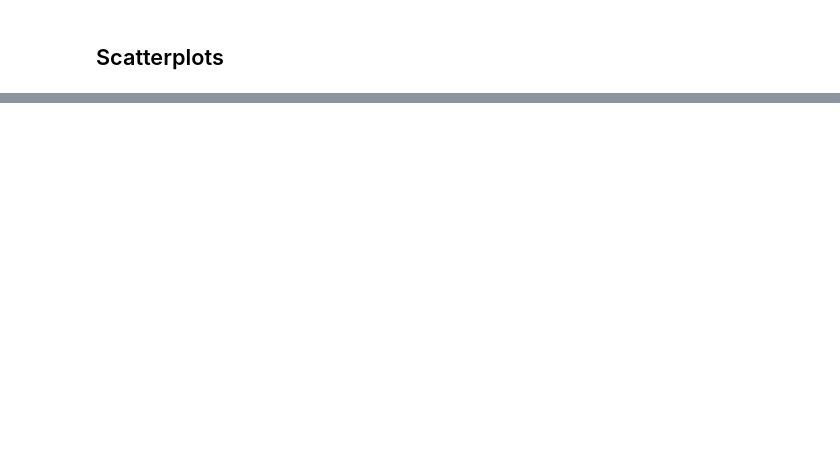
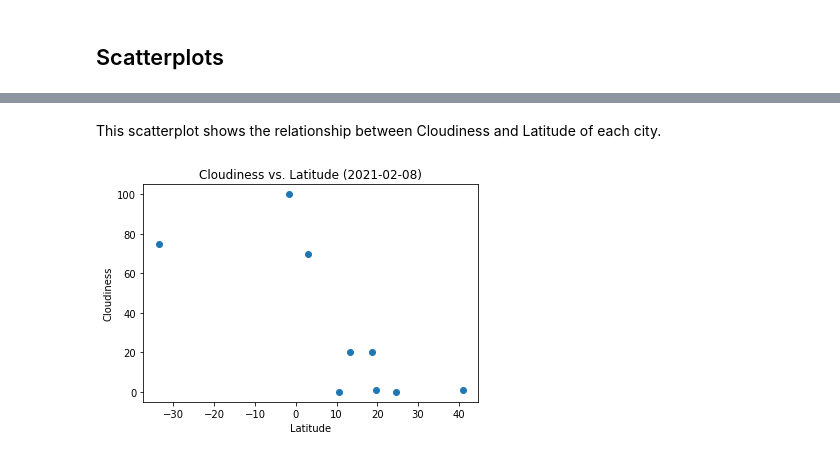
Before and after one commit to drbernal47/python-api-challenge, a Jupyter notebook: WeatherPy/WeatherPy.ipynb, the cells around one changed output, grey strips where cells are left out. Saved outputs shown, nothing was run; the diff lists cells and outputs as text; code cells hidden in the pictures; blank space fills up the shorter version.

```diff
--- a/WeatherPy/WeatherPy.ipynb
+++ b/WeatherPy/WeatherPy.ipynb
@@ -153,0 +164,11 @@ plt.show()
+# %% [markdown]
+This scatterplot shows the relationship between Cloudiness and Latitude of each city.
+# %%
+plt.scatter(weather_df["Latitude"],weather_df["Cloudiness (%)"])
+plt.title(f'Cloudiness vs. Latitude ({retrieval_date})')
+plt.xlabel("Latitude")
+plt.ylabel("Cloudiness")
+plt.savefig("output_data/Cloudiness_vs_Latitude.png")
+plt.show()
+# %% [output]
+[figure, added]
```
Also changed, not shown: parts of 8 cells of this notebook, 4 other files.
